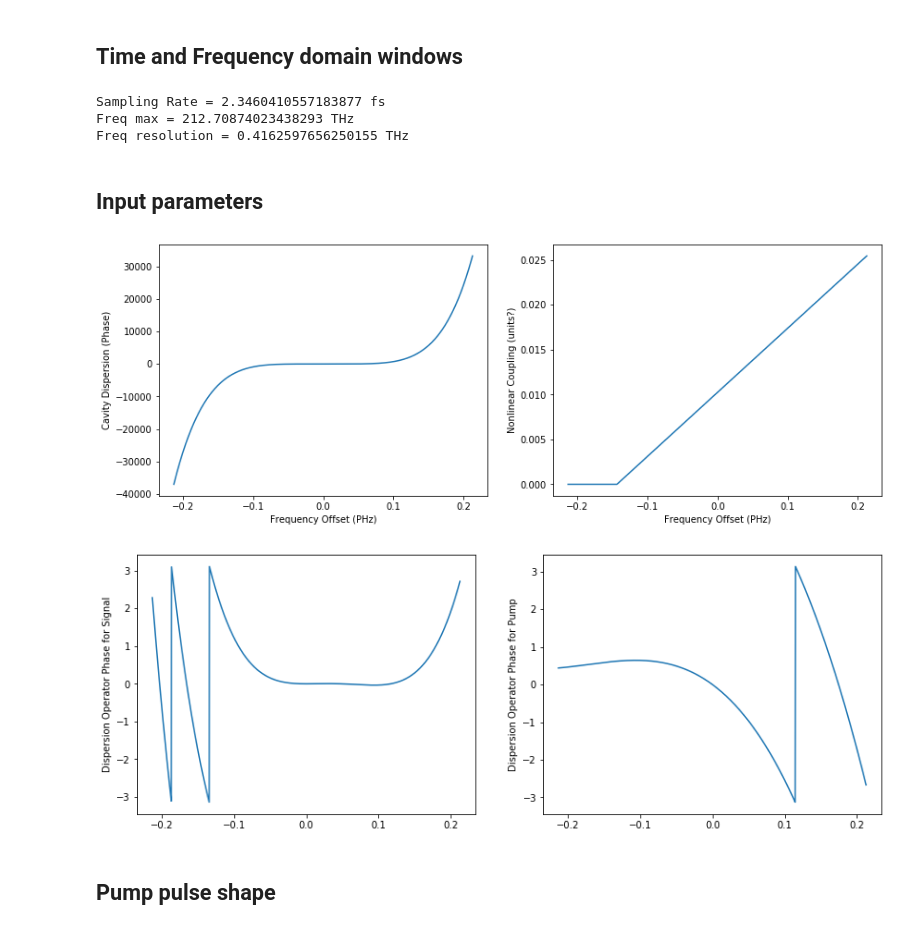
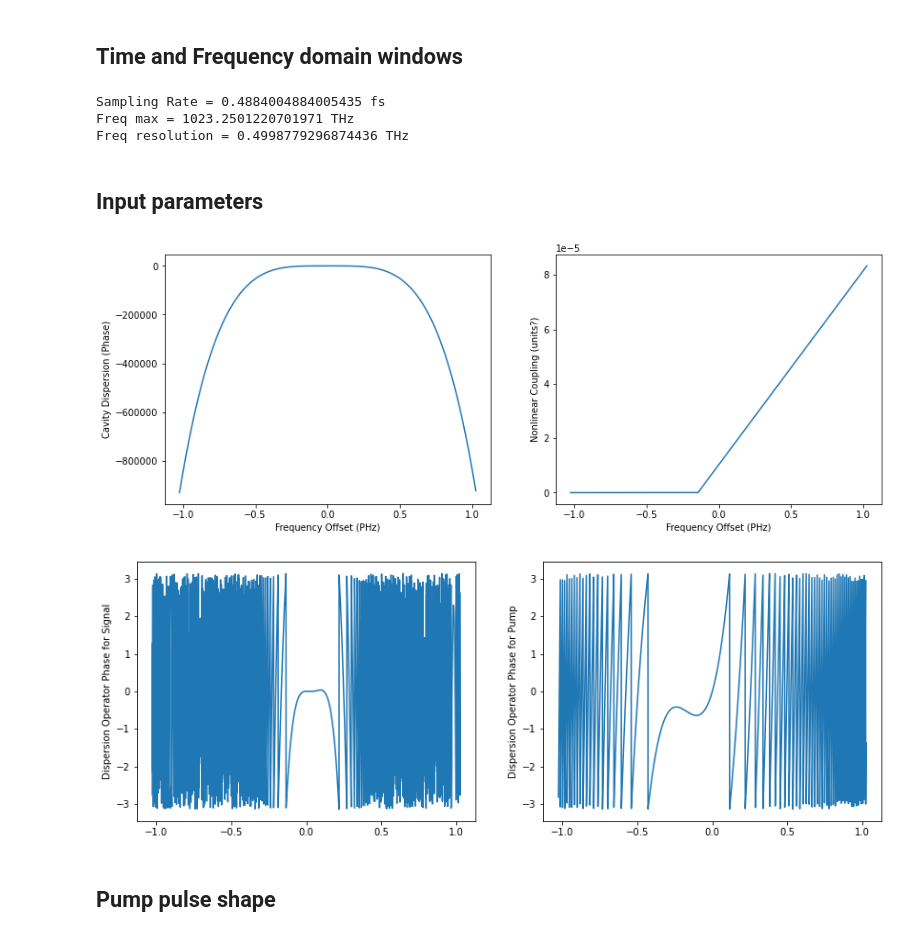
Before and after one commit to ledezmaluism/snow, a Jupyter notebook: Notebooks/Nonlinear_Pulse_3.ipynb, the cells around one changed output. Saved outputs shown, nothing was run; the diff lists cells and outputs as text; code cells hidden in the pictures.

```diff
--- a/Notebooks/Nonlinear_Pulse_3.ipynb
+++ b/Notebooks/Nonlinear_Pulse_3.ipynb
@@ -103,9 +103,9 @@ def opo(b_input, N, L, h, Da, Db, fb, kappa):
 ## Time and Frequency domain windows
 # %%
 #Simulation window setup
-NFFT = 2**10 #Fourier size
+NFFT = 2**12 #Fourier size
 
-Tmax = 1200 #(fs) window will go from -Tmax to Tmax)
+Tmax = 1000 #(fs) window will go from -Tmax to Tmax)
 t = np.linspace(-Tmax, Tmax, NFFT)
 ts = t[1]-t[0] #Sampling period
 print('Sampling Rate =', ts, 'fs')
@@ -116,9 +116,9 @@ Omega = 2*pi*fftfreq(t.size, ts) #Angular frequencies
 print('Freq max =', np.amax(Omega)*1e3/(2*pi), 'THz')
 print('Freq resolution =', Omega[1]*1e3/(2*pi), 'THz')
 # %% [output]
-Sampling Rate = 2.3460410557183877 fs
-Freq max = 212.70874023438293 THz
-Freq resolution = 0.4162597656250155 THz
+Sampling Rate = 0.4884004884005435 fs
+Freq max = 1023.2501220701971 THz
+Freq resolution = 0.4998779296874436 THz
 # %% [markdown]
 ## Input parameters
 # %%
@@ -127,29 +127,28 @@ Freq resolution = 0.4162597656250155 THz
 #OPO parameters
 wla = 2.090e-3 #signal wavelength (mm)
 wlb = wla/2 #pump wavelength (mm)
-wa = 2*pi*c/wla#
+wa = 2*pi*c/wla #
 Co_loss = 1-0.65  #Output coupler loss
-dT = 4.1 #Detuning in fs
+dT = 4 #Detuning in fs
 l = c*dT/wlb #Detuning parameter l
 pump_pwr = 0.5 #Average pump power (W)
 Tp = 70 #Input pulse width (fs)
 Ws = 14e-3 #Beam waist of signal (mm)
-Nrt = 300 #Round trips
+Nrt = 200 #Round trips
 
 #Cavity dispersion parameters
-phi2 = 25
+phi2 = 25*2
 phi3 = 76
 phi4 = -13020
-phi5 = 983328
+# phi5 = 983328
+phi5 = 0
 
 #Crystal parameters
 L = 1 #mm
 h = L/50 #Distance step Size
 
-# alpha_a = 0.00691 #loss for signal in crystal (1/mm)
-# alpha_b = 0.00691 #loss for pump in crystal (1/mm)
-alpha_a = 0 #loss for signal in crystal (1/mm)
-alpha_b = 0 #loss for pump in crystal (1/mm)
+alpha_a = 0.00691 #loss for signal in crystal (1/mm)
+alpha_b = 0.00691 #loss for pump in crystal (1/mm)
 
 u = 112.778 #Group velocity mismatch (fs/mm)
 b2a = -53.64 #second order GVD signal (fs^2/mm)
@@ -158,7 +157,7 @@ b4a = -2924.19 #fourth order GVD signal (fs^4/mm)
 b2b = 240.92 #second order GVD pump (fs^2/mm)
 b3b = 211.285 #second order GVD pump (fs^3/mm)
 b4b = -18.3758 #second order GVD pump (fs^4/mm)
-deff = 2/pi*16e-9 #effective nonlinear coefficient (mm/V)
+deff = 2/pi*16e-12 #effective nonlinear coefficient (mm/V)
 na = 2.2333# refractive index at signal
 nb = 2.1935# refractive index at pump
 
@@ -167,37 +166,37 @@ kappa = np.clip(kappa, a_min=0, a_max=None)
 # kappa = 0.01*np.ones_like(Omega)
 
 #Linear operators
 Da = alpha_a/2 - 1j*b2a*Omega**2/2 - 1j*b3a*Omega**3/6 - 1j*b4a*Omega**4/24
 Db = alpha_b/2 - 1j*u*Omega - 1j*b2b*Omega**2/2 - 1j*b3b*Omega**3/6 - 1j*b4b*Omega**4/24
-Da = np.exp(h*Da)
-Db = np.exp(h*Db)
+Da = np.exp(-h*Da)
+Db = np.exp(-h*Db)
 
 #Feedback loop
 deltaphi = (phi2/2)*Omega**2 + (phi3/6)*Omega**3 + (phi4/24)*Omega**4 + (phi5/120)*Omega**5
 phi = pi*l + dT*Omega + deltaphi
 fb = np.sqrt(Co_loss)*np.exp(-1j*phi)
 
 fig = plt.figure()
 ax1 = fig.add_subplot(121)
 ax2 = fig.add_subplot(122)
 ax1.plot(fftshift(Omega)/(2*pi), fftshift(phi));
 ax2.plot(fftshift(Omega)/(2*pi), fftshift(kappa));
 ax1.set_xlabel('Frequency Offset (PHz)');
 ax2.set_xlabel('Frequency Offset (PHz)');
 ax1.set_ylabel('Cavity Dispersion (Phase)');
 ax2.set_ylabel('Nonlinear Coupling (units?)');
 
 
 fig = plt.figure()
 ax1 = fig.add_subplot(121)
 ax2 = fig.add_subplot(122)
 ax1.plot(fftshift(Omega)/(2*pi), np.angle(fftshift(Da)));
 ax2.plot(fftshift(Omega)/(2*pi), np.angle(fftshift(Db)));
 ax1.set_ylabel('Dispersion Operator Phase for Signal');
 ax2.set_ylabel('Dispersion Operator Phase for Pump');
 # %% [output]
-[figure, old version]
+[figure, new version]
-[figure, old version]
+[figure, new version]
 # %% [markdown]
 ## Pump pulse shape
 # %%
```
Also changed, not shown: parts of 10 cells of this notebook.
